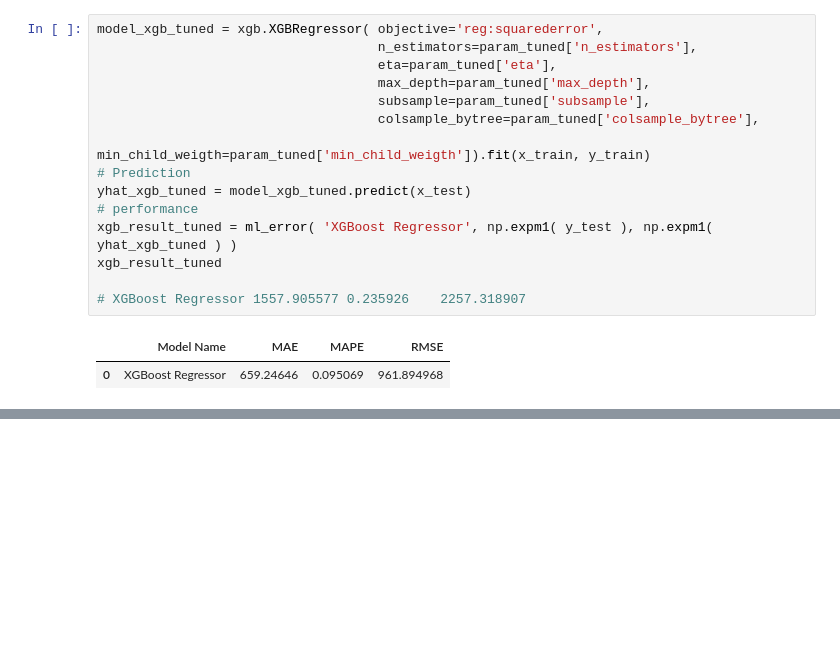
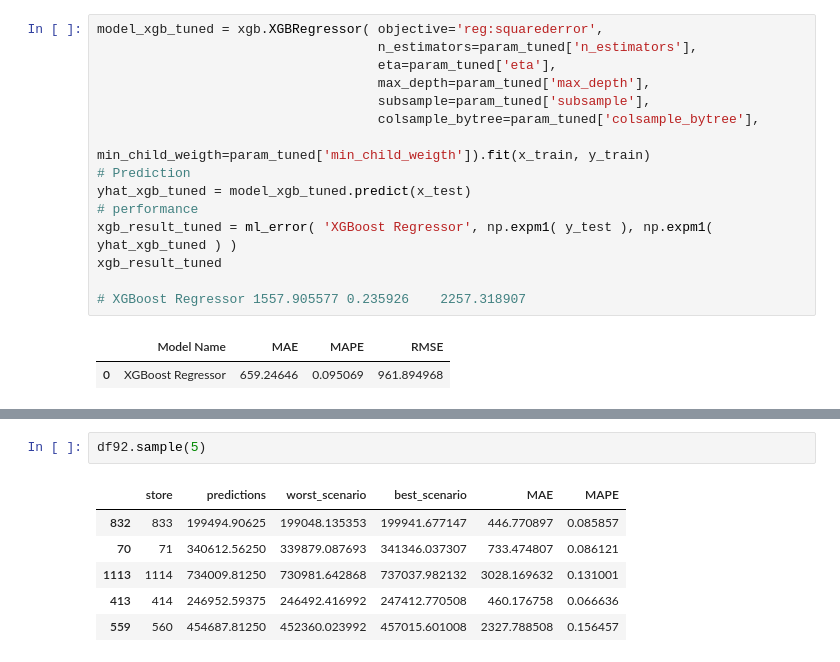
Before and after one commit to jcmazoni/rossmann, a Jupyter notebook: DS_aula1.ipynb, the cells around one changed output, grey strips where cells are left out. Cells and saved outputs as stored; diff of their text form; blank space fills up the shorter version.

```diff
--- a/DS_aula1.ipynb
+++ b/DS_aula1.ipynb
@@ -1680,0 +1768,9 @@ xgb_result_tuned
+# %%
+df92.sample(5)
+# %% [output]
+|  | store | predictions | worst_scenario | best_scenario | MAE | MAPE |
+| 832 | 833 | 199494.90625 | 199048.135353 | 199941.677147 | 446.770897 | 0.085857 |
+| 70 | 71 | 340612.56250 | 339879.087693 | 341346.037307 | 733.474807 | 0.086121 |
+| 1113 | 1114 | 734009.81250 | 730981.642868 | 737037.982132 | 3028.169632 | 0.131001 |
+| 413 | 414 | 246952.59375 | 246492.416992 | 247412.770508 | 460.176758 | 0.066636 |
+| 559 | 560 | 454687.81250 | 452360.023992 | 457015.601008 | 2327.788508 | 0.156457 |
```
Also changed, not shown: parts of 25 cells of this notebook, 1 other file.
